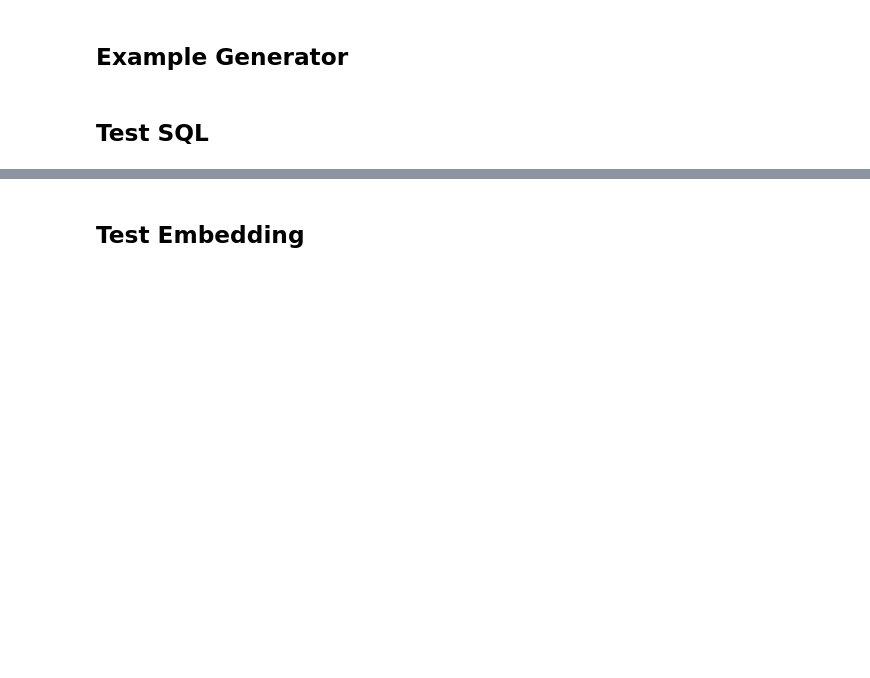
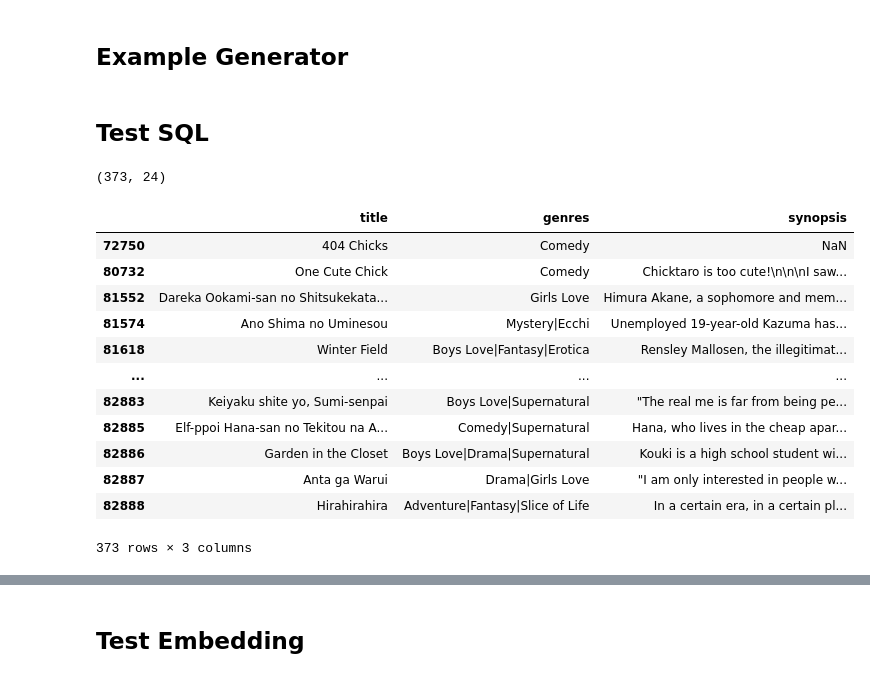
Before and after one commit to dendyandra22/local-rag, a Jupyter notebook: nlu_component_research.ipynb, the cells around one changed output, grey strips where cells are left out. Drawn from its saved outputs; the diff is of its cells as text; code cells hidden in the pictures; blank space fills up the shorter version.

```diff
--- a/nlu_component_research.ipynb
+++ b/nlu_component_research.ipynb
@@ -172,0 +173,7 @@ intent_model.classes_
+# %%
+df = pd.read_csv('dataset/manga_dataset.csv')
+# %%
+df = df[df['published_from'].str.contains('2026', na=False)] # '2023|2024|2025|2026'
+df.shape
+# %% [output]
+(373, 24)
@@ -173 +182,17 @@ intent_model.classes_
+# %%
+df.loc[:, ['title','genres','synopsis']]
+# %% [output]
+|  | title | genres | synopsis |
+| 72750 | 404 Chicks | Comedy | NaN |
+| 80732 | One Cute Chick | Comedy | Chicktaro is too cute!\n\n\nI saw... |
+| 81552 | Dareka Ookami-san no Shitsukekata... | Girls Love | Himura Akane, a sophomore and mem... |
+| 81574 | Ano Shima no Uminesou | Mystery|Ecchi | Unemployed 19-year-old Kazuma has... |
+| 81618 | Winter Field | Boys Love|Fantasy|Erotica | Rensley Mallosen, the illegitimat... |
+| ... | ... | ... | ... |
+| 82883 | Keiyaku shite yo, Sumi-senpai | Boys Love|Supernatural | "The real me is far from being pe... |
+| 82885 | Elf-ppoi Hana-san no Tekitou na A... | Comedy|Supernatural | Hana, who lives in the cheap apar... |
+| 82886 | Garden in the Closet | Boys Love|Drama|Supernatural | Kouki is a high school student wi... |
+| 82887 | Anta ga Warui | Drama|Girls Love | "I am only interested in people w... |
+| 82888 | Hirahirahira | Adventure|Fantasy|Slice of Life | In a certain era, in a certain pl... |
+373 rows × 3 columns
 # %%
```
Also changed, not shown: parts of 35 cells of this notebook, 12 other files.
